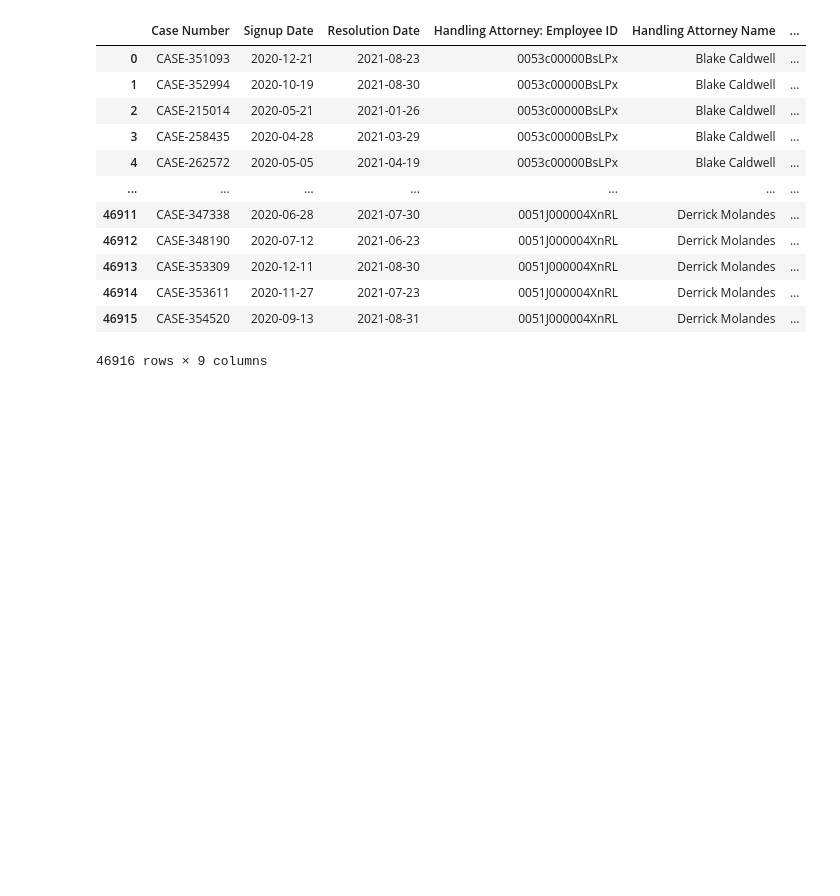
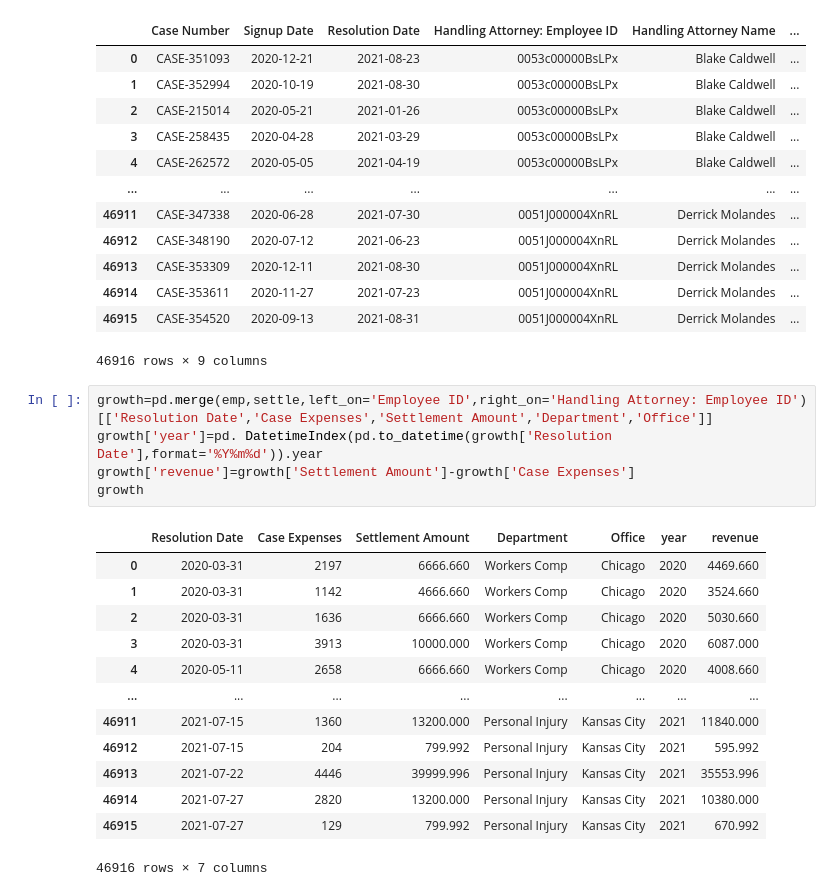
Before and after one commit to carlosiruiz/mnm-data_analyst, a Jupyter notebook: Untitled.ipynb, the cells around one changed output. Saved outputs shown, nothing was run; the diff lists cells and outputs as text; blank space fills up the shorter version.

```diff
--- a/Untitled.ipynb
+++ b/Untitled.ipynb
@@ -36,3 +36,22 @@ settle
 | 46914 | CASE-353611 | 2020-11-27 | 2021-07-23 | 0051J000004XnRL | Derrick Molandes | ... |
 | 46915 | CASE-354520 | 2020-09-13 | 2021-08-31 | 0051J000004XnRL | Derrick Molandes | ... |
 46916 rows × 9 columns
+# %%
+growth=pd.merge(emp,settle,left_on='Employee ID',right_on='Handling Attorney: Employee ID')[['Resolution Date','Case Expenses','Settlement Amount','Department','Office']]
+growth['year']=pd. DatetimeIndex(pd.to_datetime(growth['Resolution Date'],format='%Y%m%d')).year
+growth['revenue']=growth['Settlement Amount']-growth['Case Expenses']
+growth
+# %% [output]
+|  | Resolution Date | Case Expenses | Settlement Amount | Department | Office | year | revenue |
+| 0 | 2020-03-31 | 2197 | 6666.660 | Workers Comp | Chicago | 2020 | 4469.660 |
+| 1 | 2020-03-31 | 1142 | 4666.660 | Workers Comp | Chicago | 2020 | 3524.660 |
+| 2 | 2020-03-31 | 1636 | 6666.660 | Workers Comp | Chicago | 2020 | 5030.660 |
+| 3 | 2020-03-31 | 3913 | 10000.000 | Workers Comp | Chicago | 2020 | 6087.000 |
+| 4 | 2020-05-11 | 2658 | 6666.660 | Workers Comp | Chicago | 2020 | 4008.660 |
+| ... | ... | ... | ... | ... | ... | ... | ... |
+| 46911 | 2021-07-15 | 1360 | 13200.000 | Personal Injury | Kansas City | 2021 | 11840.000 |
+| 46912 | 2021-07-15 | 204 | 799.992 | Personal Injury | Kansas City | 2021 | 595.992 |
+| 46913 | 2021-07-22 | 4446 | 39999.996 | Personal Injury | Kansas City | 2021 | 35553.996 |
+| 46914 | 2021-07-27 | 2820 | 13200.000 | Personal Injury | Kansas City | 2021 | 10380.000 |
+| 46915 | 2021-07-27 | 129 | 799.992 | Personal Injury | Kansas City | 2021 | 670.992 |
+46916 rows × 7 columns
```
Also changed, not shown: parts of 3 cells of this notebook.
